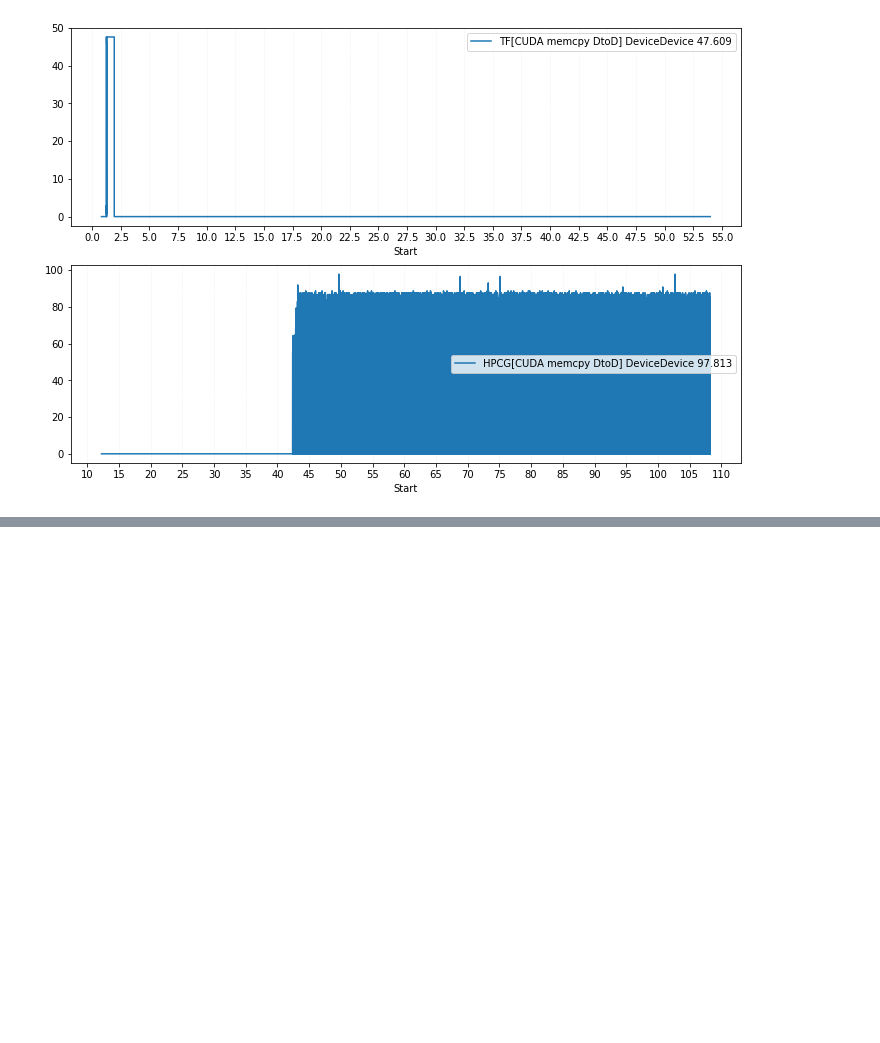
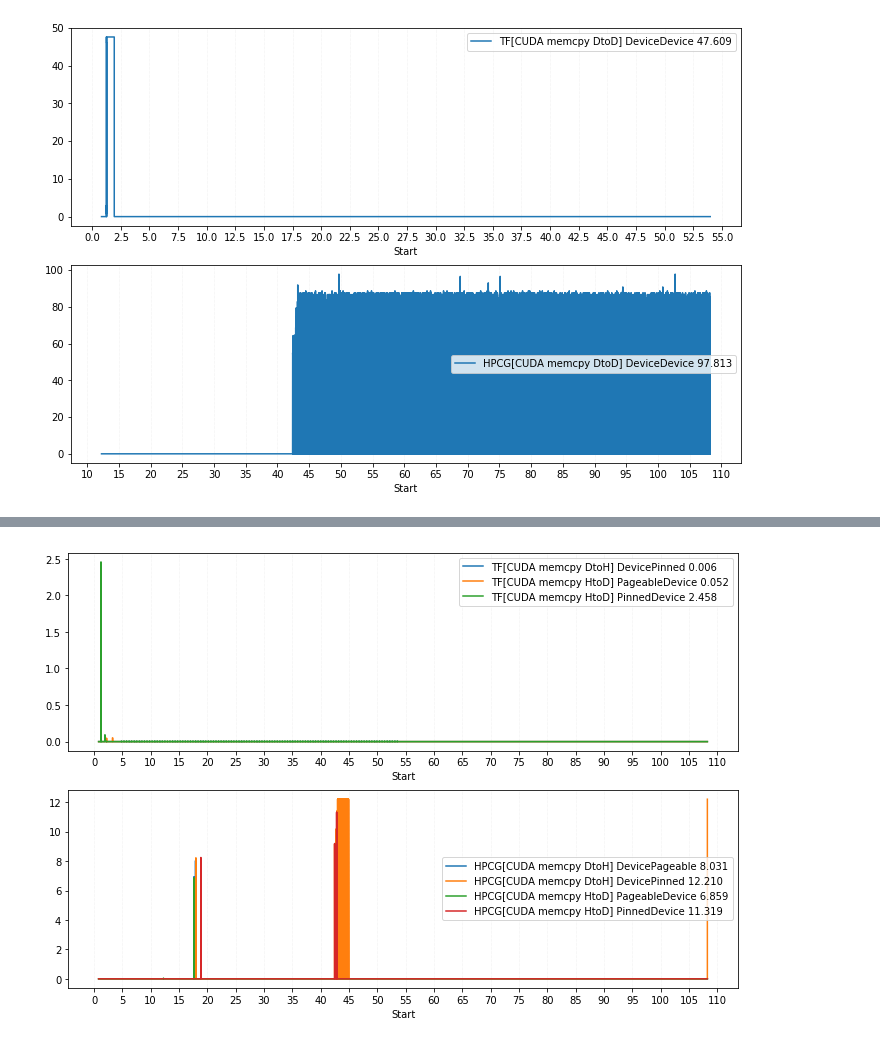
Before and after one commit to pyotr777/mlbenchmarks, a Jupyter notebook: Pandas read plot compare.ipynb, the cells around one changed output, grey strips where cells are left out. Drawn from its saved outputs; the diff is of its cells as text; code cells hidden in the pictures; blank space fills up the shorter version.

Commit message:
Plot line graphs for memory operations for HPCG and TF.

```diff
--- a/Pandas read plot compare.ipynb
+++ b/Pandas read plot compare.ipynb
@@ -355,0 +307,4 @@ df_3.plot(drawstyle="steps-post", grid = True)
+# %%
+df_DH_TF = df_DH.filter(regex=("^TF.*"))
+df_DH_HPCG = df_DH.filter(regex=("^HPCG.*"))
+df_DH_TF.iloc[:3]
@@ -355,0 +317,11 @@ df_3.plot(drawstyle="steps-post", grid = True)
+# %%
+fig, axarr = plt.subplots(2)
+df_DH_TF.plot(drawstyle="steps-post",ax = axarr[0])
+df_DH_HPCG.plot(drawstyle="steps-post",ax = axarr[1])
+for axis in axarr:
+    axis.legend()
+    axis.xaxis.grid(color="#e0e0e0", linestyle=":",linewidth=0.5)
+    axis.xaxis.set_major_locator(plt.MaxNLocator(24))
+fig.show()
+# %% [output]
+[figure, added]
```
Also changed, not shown: parts of 18 cells of this notebook, 1 other file.
